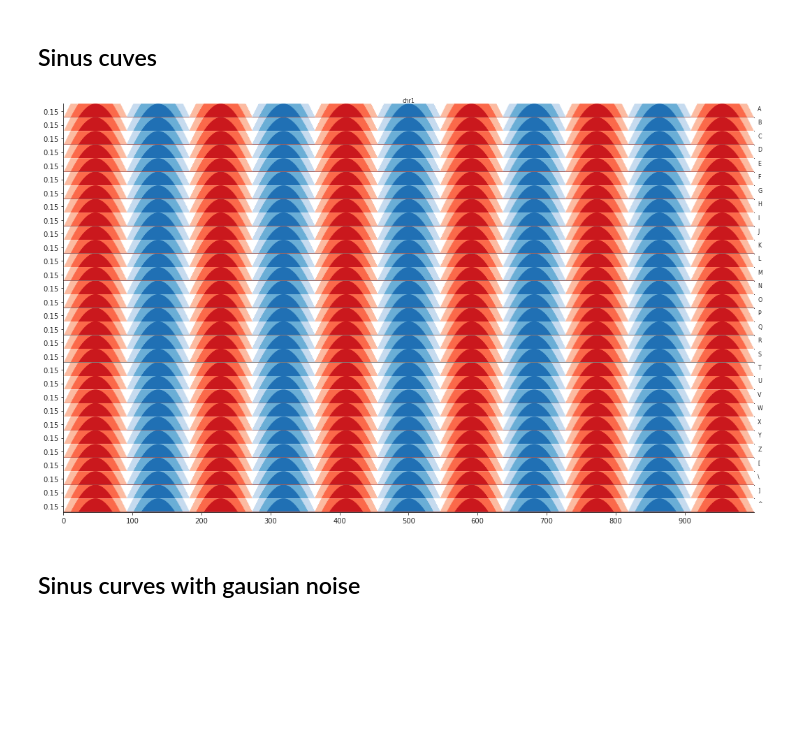
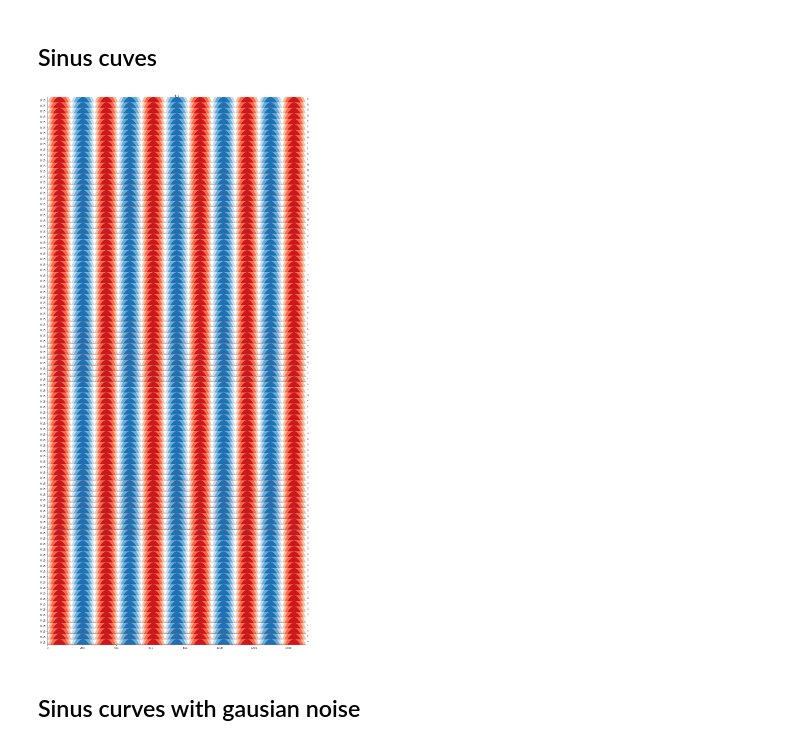
Before and after one commit to munch-group/horizonplot, a Jupyter notebook: notebook.ipynb, the cells around one changed output. Cells and saved outputs as stored; diff of their text form; code cells hidden in the pictures; blank space fills up the shorter version.

```diff
--- a/notebook.ipynb
+++ b/notebook.ipynb
@@ -11,17 +11,17 @@ import numpy as np
 # %% [markdown]
 ## Sinus cuves
 # %%
-n = 1000
-pops = 30
+n = 1500
+pops = 100
 
 df = pd.DataFrame({'chrom': ['chr1']*pops*n,
                    'pop': [x for y in ([chr(65+i)]*n for i in range(pops)) for x in y],
                    'start': list(range(1*n)) * pops,
                    'pi': list(np.sin(np.linspace(-np.pi, 10*np.pi, 1*n))) * pops })
 
 fig = horizon_plot(df, 'pi', width=1, col='chrom', row='pop', size=0.3, aspect=50)
 # %% [output]
-[figure, old version]
+[figure, new version]
 # %% [markdown]
 ## Sinus curves with gausian noise
 # %%
```
Also changed, not shown: parts of 1 cell of this notebook.
